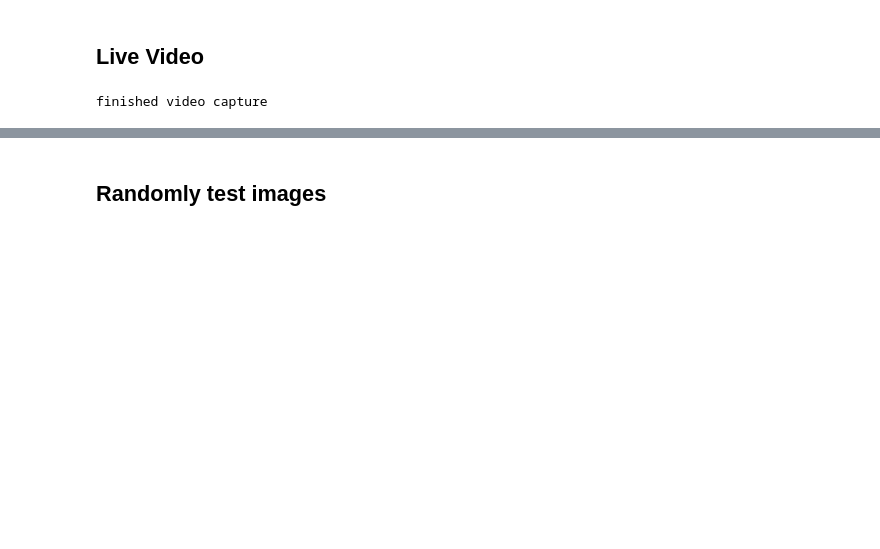
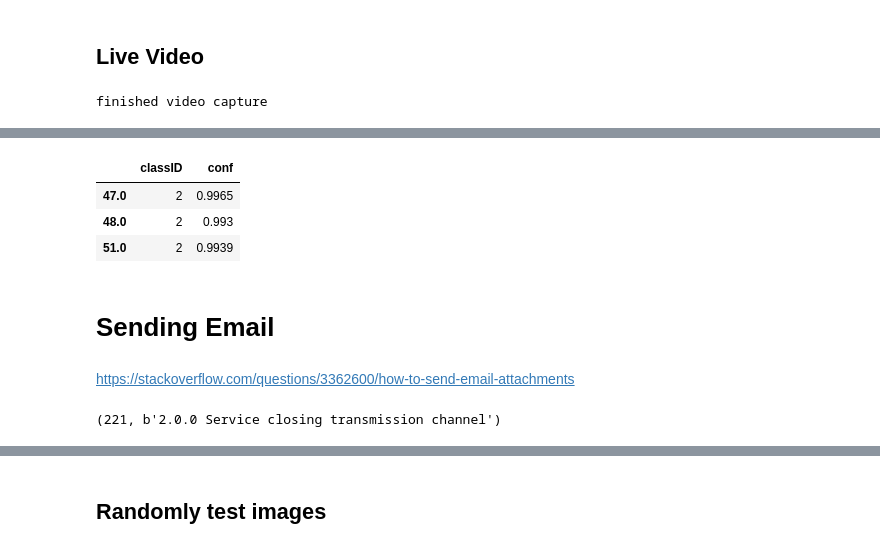
Before and after one commit to sadimoodi/ali-gym, a Jupyter notebook: Test.ipynb, the cells around one changed output, grey strips where cells are left out. Cells and saved outputs as stored; diff of their text form; code cells hidden in the pictures; blank space fills up the shorter version.

```diff
--- a/Test.ipynb
+++ b/Test.ipynb
@@ -228,11 +327,12 @@ from detectron2.data.datasets import load_coco_json
 cfg.MODEL.WEIGHTS = os.path.join(cfg.OUTPUT_DIR, "model_final.pth")
 
 cfg.MODEL.ROI_HEADS.SCORE_THRESH_TEST = 0.50  # set the testing threshold for this model
+cfg.MODEL.ROI_HEADS.NMS_THRESH_TEST = 0.2
 #cfg.MODEL.DEVICE = 'cpu'
 
 predictor = DefaultPredictor(cfg)
 
-dataset_dicts = load_coco_json(json_file='mydataset/test/_annotations_test.json',image_root='mydataset/test',dataset_name='my_dataset_val')
+dataset_dicts = load_coco_json(json_file='mydataset/test/_test.json',image_root='mydataset/test',dataset_name='my_dataset_val')
 
 for d in random.sample(dataset_dicts, 25):
     print (d["file_name"])
@@ -299,16 +425,21 @@ meta_data = MetadataCatalog.get("my_dataset_train" ).set(thing_classes=['0','1',
 #video1 = "http://FaceR:W%40rec621%23@10.16.225.40/stw-cgi/video.cgi?msubmenu=snapshot&action=view" #main entrance
 video2 = "http://FaceR:W%40rec621%23@10.8.197.184/stw-cgi/video.cgi?msubmenu=snapshot&action=view" #184
 try:
-  cap=cv2.VideoCapture(video2)
-  _, image =cap.read()
+    cap=cv2.VideoCapture(video2)
+    _, image =cap.read()
+    #pil_image = Image.open(BytesIO(image))
+    _, encoded_img = cv2.imencode('.PNG', image)
+    encoded_img = base64.b64encode(return_img)
+  #print (cv2.CAP_PROP_FRAME_COUNT)
   #cv2.imwrite('./mytemp.jpg',image)
-  cap.release()
-  cv2.imshow('test',image)
-  cv2.waitKey(0)
-  cv2.destroyAllWindows()
-  print ('finished video capture')
+
+    cap.release()
+    cv2.imshow('test',encoded_img)
+    cv2.waitKey(0)
+    cv2.destroyAllWindows()
+    print ('finished video capture')
 except Exception as e:
-  print (e.message)
+    print (e)
 # %% [output]
 finished video capture
 # %%
@@ -316,15 +447,26 @@ video = 'rtsp://FaceR:W%40rec621%23@10.11.235.132/axis-media/media.amp' #lane 5
 #video = 'rtsp://FaceR:W%40rec621%23@10.11.235.133/axis-media/media.amp' #OUT L6
 #video = 'rtsp://FaceR:W%40rec621%23@10.8.197.184/H.264/media.smp'
 #video = 'rtsp://FaceR:W%40rec621%23@10.16.209.76/0/profile5/media.smp' #main hall
+#video = 'class3.avi'
 
 while True:
     cap = cv2.VideoCapture(video)
-    _, img = cap.read()
-    if img is None:
+    hasframe, img = cap.read()
+    if not hasframe:
         print ('No image')
         break
-    img = cv2.resize(img, (1080,720))
-
+    #print (cv2.CAP_PROP_FRAME_COUNT)
+    #print (cv2.CAP_PROP_FPS)
+    #img = cv2.resize(img, (1080,720))
+#     width = int(cap.get(cv2.CAP_PROP_FRAME_WIDTH))
+#     height = int(cap.get(cv2.CAP_PROP_FRAME_HEIGHT))
+#     print (img.shape)
+#     print (f'width = {width} height = {height}')
+#     left = img[0:height, 0:int(width / 2)]
+#     right = img[0:height, int(width / 2):width]
+#     left_roi = left[int(height / 3):height, 0:int(width / 2)]
+#     left_remaining = left[0:int(height / 3), 0:int(width / 2)]
+#     img = left_roi
     outputs = predictor(img)
     if outputs["instances"].pred_classes.tolist():
 
@@ -364,0 +1033,25 @@ classes: [1] , scores: [0.67]
+# %%
+df
+# %% [output]
+|  | classID | conf |
+| 47.0 | 2 | 0.9965 |
+| 48.0 | 2 | 0.993 |
+| 51.0 | 2 | 0.9939 |
+# %% [markdown]
+# Sending Email
+# %% [markdown]
+https://stackoverflow.com/questions/3362600/how-to-send-email-attachments
+# %%
+mailserver = smtplib.SMTP('smtp01.dpworld.dpwuae.ad',25)
+mailserver.ehlo()
+mailserver.starttls()
+msg = MIMEMultipart()
+#msg['From'] = ''
+msg['To'] =  'ali.khankan@dpworld.com'
+msg['Subject'] = 'testing'
+body = 'my body'
+msg.attach(MIMEText(body, 'html'))
+mailserver.sendmail('PPE.notifications@dpworld.com','ali.khankan@dpworld.com',msg.as_string())
+mailserver.quit()
+# %% [output]
+(221, b'2.0.0 Service closing transmission channel')
```
Also changed, not shown: parts of 56 cells of this notebook, 5 other files.
